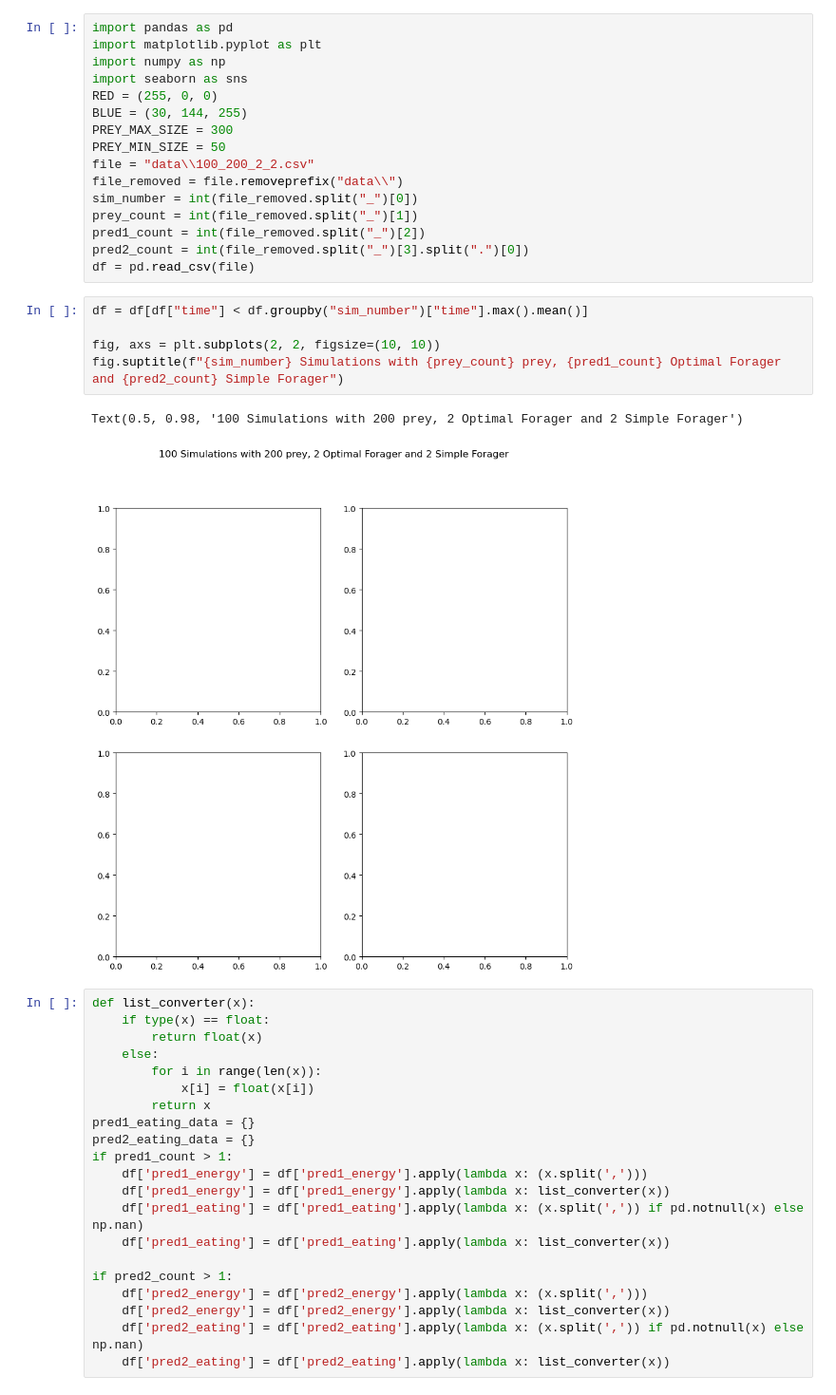
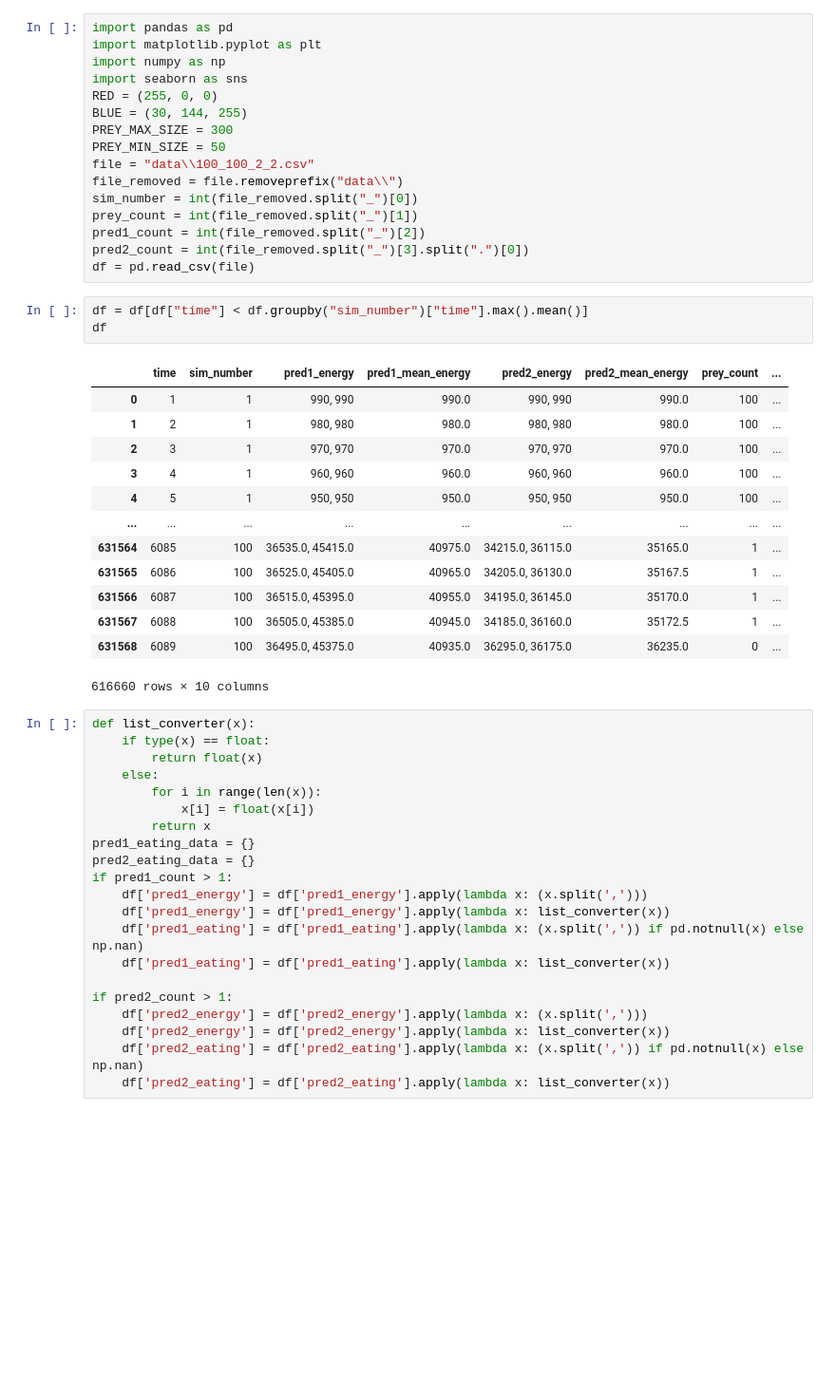
Before and after one commit to kayrahansimsek/optimal-foraging-model, a Jupyter notebook: analysis.ipynb, the cells around one changed output. Shown at 95% size. Saved outputs shown, nothing was run; the diff lists cells and outputs as text; blank space fills up the shorter version.

```diff
--- a/analysis.ipynb
+++ b/analysis.ipynb
@@ -7,21 +7,30 @@ RED = (255, 0, 0)
 BLUE = (30, 144, 255)
 PREY_MAX_SIZE = 300
 PREY_MIN_SIZE = 50
-file = "data\\100_200_2_2.csv"
+file = "data\\100_100_2_2.csv"
 file_removed = file.removeprefix("data\\")
 sim_number = int(file_removed.split("_")[0])
 prey_count = int(file_removed.split("_")[1])
 pred1_count = int(file_removed.split("_")[2])
 pred2_count = int(file_removed.split("_")[3].split(".")[0])
 df = pd.read_csv(file)
-# %%
-df = df[df["time"] < df.groupby("sim_number")["time"].max().mean()]
-
-fig, axs = plt.subplots(2, 2, figsize=(10, 10))
-fig.suptitle(f"{sim_number} Simulations with {prey_count} prey, {pred1_count} Optimal Forager and {pred2_count} Simple Forager")
-# %% [output]
-Text(0.5, 0.98, '100 Simulations with 200 prey, 2 Optimal Forager and 2 Simple Forager')
-[figure, removed]
+# %%
+df = df[df["time"] < df.groupby("sim_number")["time"].max().mean()]
+df
+# %% [output]
+|  | time | sim_number | pred1_energy | pred1_mean_energy | pred2_energy | pred2_mean_energy | prey_count | ... |
+| 0 | 1 | 1 | 990, 990 | 990.0 | 990, 990 | 990.0 | 100 | ... |
+| 1 | 2 | 1 | 980, 980 | 980.0 | 980, 980 | 980.0 | 100 | ... |
+| 2 | 3 | 1 | 970, 970 | 970.0 | 970, 970 | 970.0 | 100 | ... |
+| 3 | 4 | 1 | 960, 960 | 960.0 | 960, 960 | 960.0 | 100 | ... |
+| 4 | 5 | 1 | 950, 950 | 950.0 | 950, 950 | 950.0 | 100 | ... |
+| ... | ... | ... | ... | ... | ... | ... | ... | ... |
+| 631564 | 6085 | 100 | 36535.0, 45415.0 | 40975.0 | 34215.0, 36115.0 | 35165.0 | 1 | ... |
+| 631565 | 6086 | 100 | 36525.0, 45405.0 | 40965.0 | 34205.0, 36130.0 | 35167.5 | 1 | ... |
+| 631566 | 6087 | 100 | 36515.0, 45395.0 | 40955.0 | 34195.0, 36145.0 | 35170.0 | 1 | ... |
+| 631567 | 6088 | 100 | 36505.0, 45385.0 | 40945.0 | 34185.0, 36160.0 | 35172.5 | 1 | ... |
+| 631568 | 6089 | 100 | 36495.0, 45375.0 | 40935.0 | 36295.0, 36175.0 | 36235.0 | 0 | ... |
+616660 rows × 10 columns
 # %%
 def list_converter(x):
     if type(x) == float:
```
Also changed, not shown: parts of 7 cells of this notebook.
